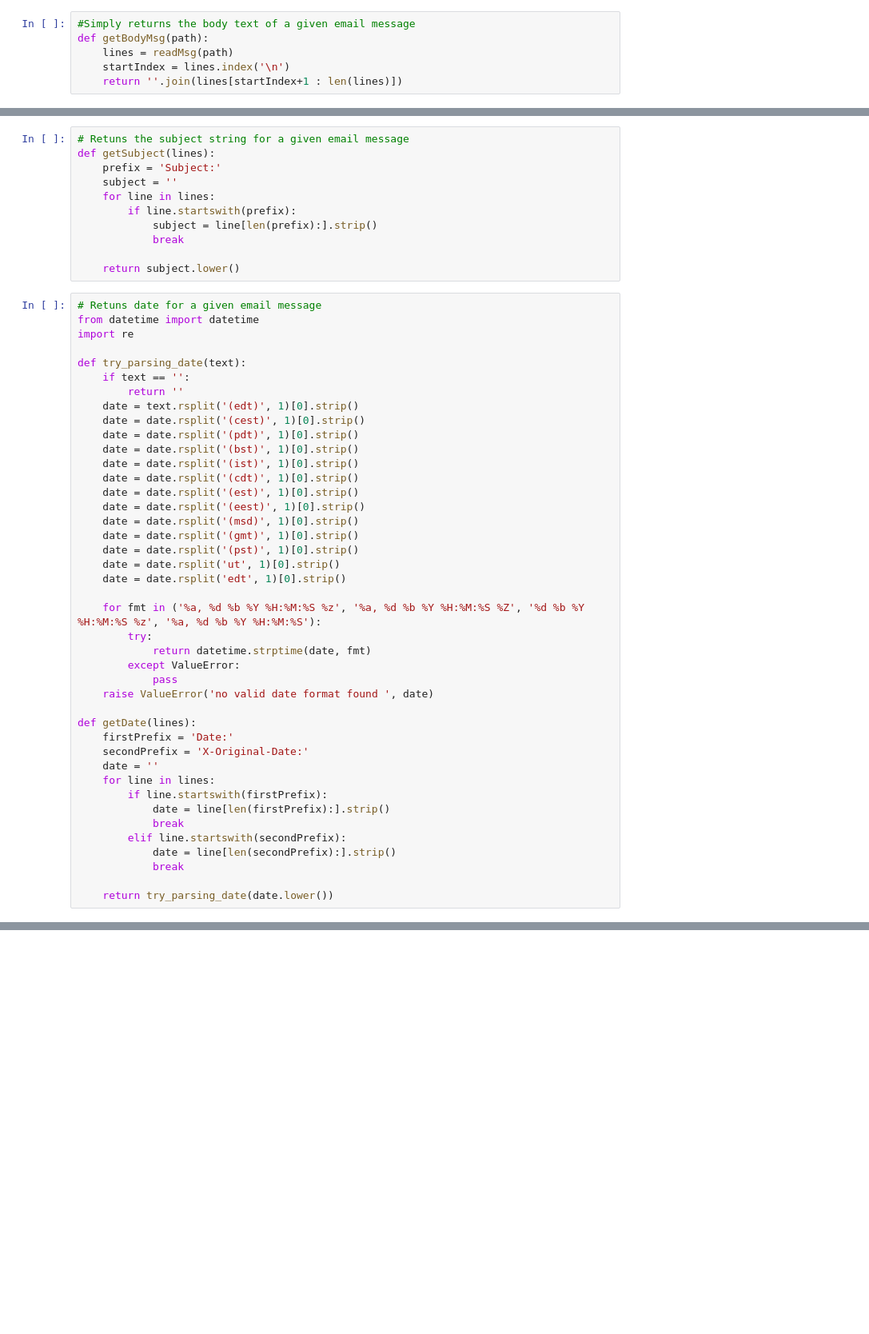
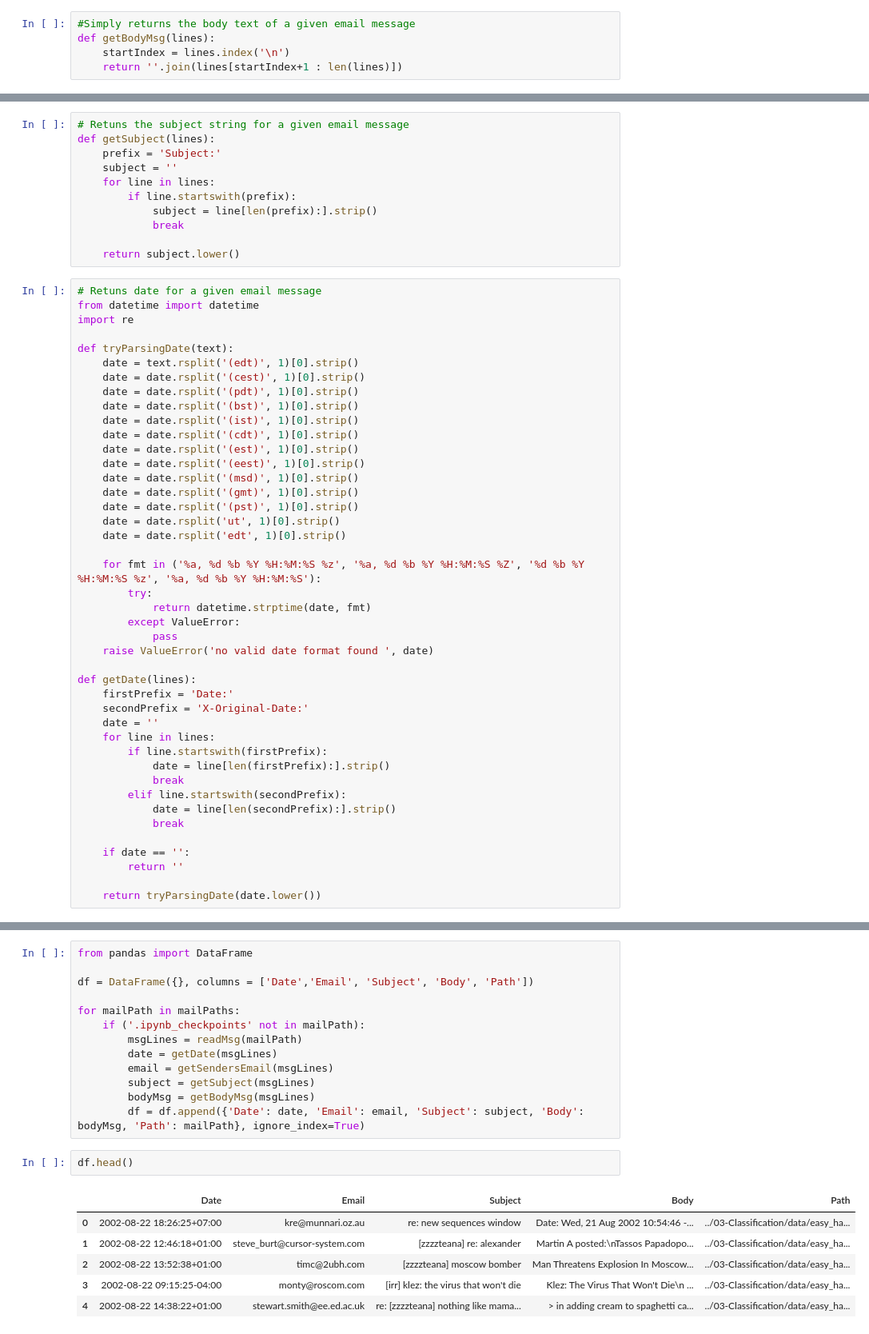
Before and after one commit to dariuszzbyrad/ML_for_Hackers, a Jupyter notebook: 04-Ranking/priority_inbox.ipynb, the cells around one changed output, grey strips where cells are left out. Shown at 80% size. Saved outputs shown, nothing was run; the diff lists cells and outputs as text; blank space fills up the shorter version.

Commit message:
[Chapter 4] Added create DataFrame

```diff
--- a/04-Ranking/priority_inbox.ipynb
+++ b/04-Ranking/priority_inbox.ipynb
@@ -39,8 +39,7 @@ def readMsg(path):
     return lines
 # %%
 #Simply returns the body text of a given email message
-def getBodyMsg(path):
-    lines = readMsg(path)
+def getBodyMsg(lines):
     startIndex = lines.index('\n')
     return ''.join(lines[startIndex+1 : len(lines)])
 # %%
@@ -71,9 +70,7 @@ def getSubject(lines):
 from datetime import datetime
 import re
 
-def try_parsing_date(text):
-    if text == '':
-        return ''
+def tryParsingDate(text):
     date = text.rsplit('(edt)', 1)[0].strip()
     date = date.rsplit('(cest)', 1)[0].strip()
     date = date.rsplit('(pdt)', 1)[0].strip()
@@ -107,4 +104,7 @@ def getDate(lines):
             date = line[len(secondPrefix):].strip()
             break
 
-    return try_parsing_date(date.lower())
+    if date == '':
+        return ''
+
+    return tryParsingDate(date.lower())
@@ -111,2 +113,24 @@ def getDate(lines):
+# %%
+from pandas import DataFrame
+
+df = DataFrame({}, columns = ['Date','Email', 'Subject', 'Body', 'Path'])
+
+for mailPath in mailPaths:
+    if ('.ipynb_checkpoints' not in mailPath):
+        msgLines = readMsg(mailPath)
+        date = getDate(msgLines)
+        email = getSendersEmail(msgLines)
+        subject = getSubject(msgLines)
+        bodyMsg = getBodyMsg(msgLines)
+        df = df.append({'Date': date, 'Email': email, 'Subject': subject, 'Body': bodyMsg, 'Path': mailPath}, ignore_index=True)
+# %%
+df.head()
+# %% [output]
+|  | Date | Email | Subject | Body | Path |
+| 0 | 2002-08-22 18:26:25+07:00 | kre@munnari.oz.au | re: new sequences window | Date: Wed, 21 Aug 2002 10:54:46 -... | ../03-Classification/data/easy_ha... |
+| 1 | 2002-08-22 12:46:18+01:00 | steve_burt@cursor-system.com | [zzzzteana] re: alexander | Martin A posted:\nTassos Papadopo... | ../03-Classification/data/easy_ha... |
+| 2 | 2002-08-22 13:52:38+01:00 | timc@2ubh.com | [zzzzteana] moscow bomber | Man Threatens Explosion In Moscow... | ../03-Classification/data/easy_ha... |
+| 3 | 2002-08-22 09:15:25-04:00 | monty@roscom.com | [irr] klez: the virus that won't die | Klez: The Virus That Won't Die\n ... | ../03-Classification/data/easy_ha... |
+| 4 | 2002-08-22 14:38:22+01:00 | stewart.smith@ee.ed.ac.uk | re: [zzzzteana] nothing like mama... | > in adding cream to spaghetti ca... | ../03-Classification/data/easy_ha... |
 # %% [markdown]
 ## To be continue
```
Also changed, not shown: parts of 2 cells of this notebook, 1 other file.
